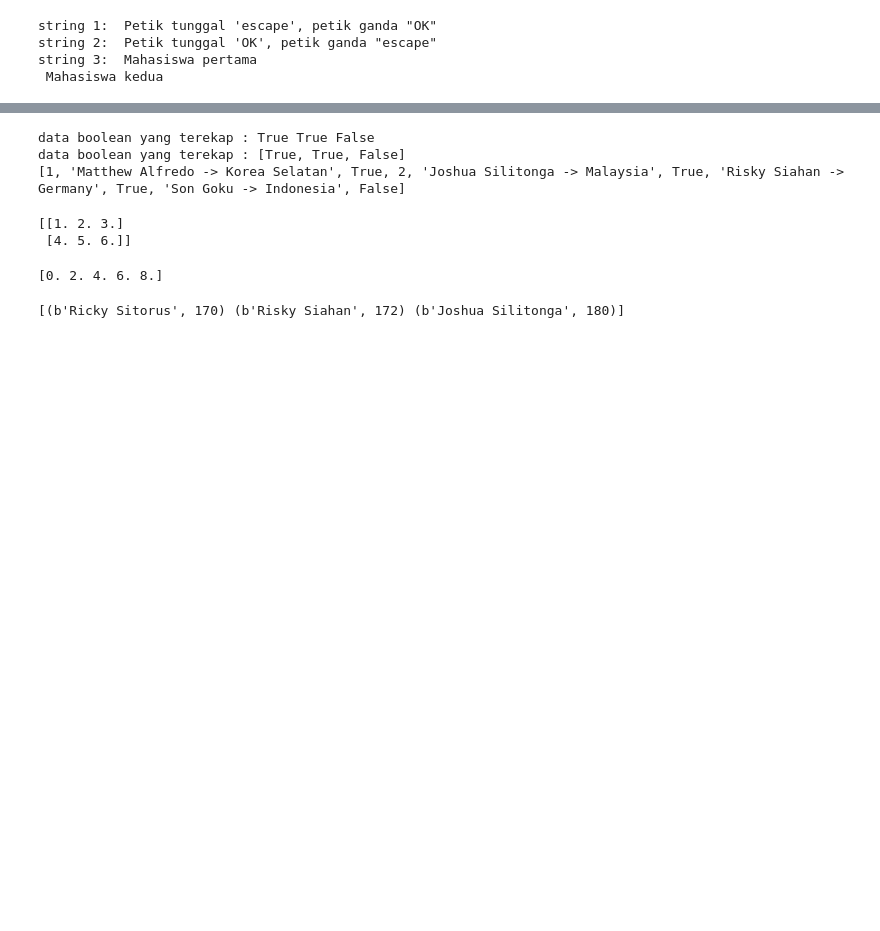
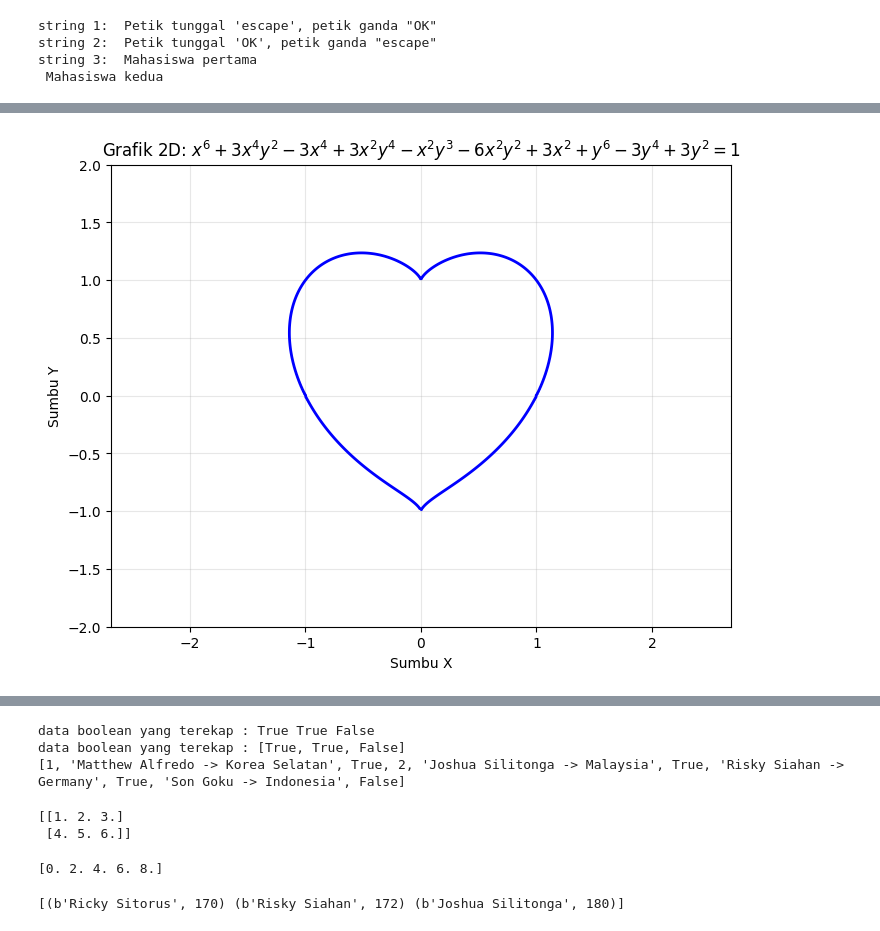
Before and after one commit to mikhaeljosua/certan, a Jupyter notebook: tugas1/42324023_Mikhael Roganda.ipynb, the cells around one changed output, grey strips where cells are left out. Saved outputs shown, nothing was run; the diff lists cells and outputs as text; code cells hidden in the pictures; blank space fills up the shorter version.

```diff
--- a/tugas1/42324023_Mikhael Roganda.ipynb
+++ b/tugas1/42324023_Mikhael Roganda.ipynb
@@ -11,0 +40,26 @@ string 3:  Mahasiswa pertama
+# %%
+import numpy as np
+import matplotlib.pyplot as plt
+
+# Definisi fungsi persamaan
+def persamaan_2d(x, y):
+    return (x**6 + 3*x**4*y**2 - 3*x**4 + 3*x**2*y**4 -
+            x**2*y**3 - 6*x**2*y**2 + 3*x**2 + y**6 - 3*y**4 + 3*y**2 - 1)
+
+# Membuat grid titik
+x = np.linspace(-2, 2, 400)
+y = np.linspace(-2, 2, 400)
+X, Y = np.meshgrid(x, y)
+Z = persamaan_2d(X, Y)
+
+# Plot kontur untuk persamaan = 0
+plt.figure(figsize=(8, 6))
+contour = plt.contour(X, Y, Z, levels=[0], colors='blue', linewidths=2)
+plt.grid(True, alpha=0.3)
+plt.xlabel('Sumbu X')
+plt.ylabel('Sumbu Y')
+plt.title('Grafik 2D: $x^6 + 3x^4y^2 - 3x^4 + 3x^2y^4 - x^2y^3 - 6x^2y^2 + 3x^2 + y^6 - 3y^4 + 3y^2 = 1$')
+plt.axis('equal')
+plt.show()
+# %% [output]
+[figure, added]
```
Also changed, not shown: parts of 2 cells of this notebook.
